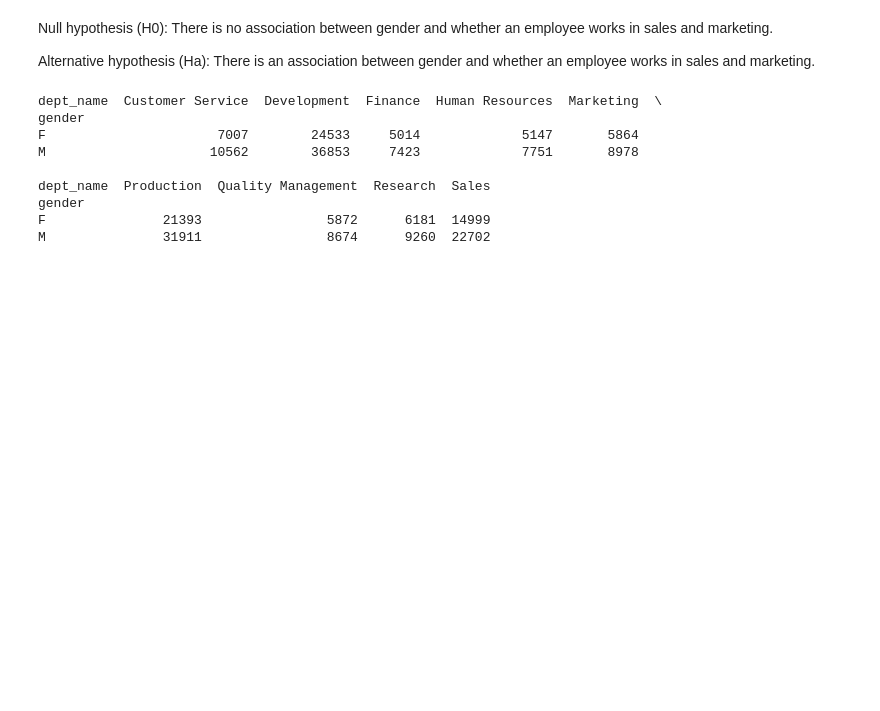
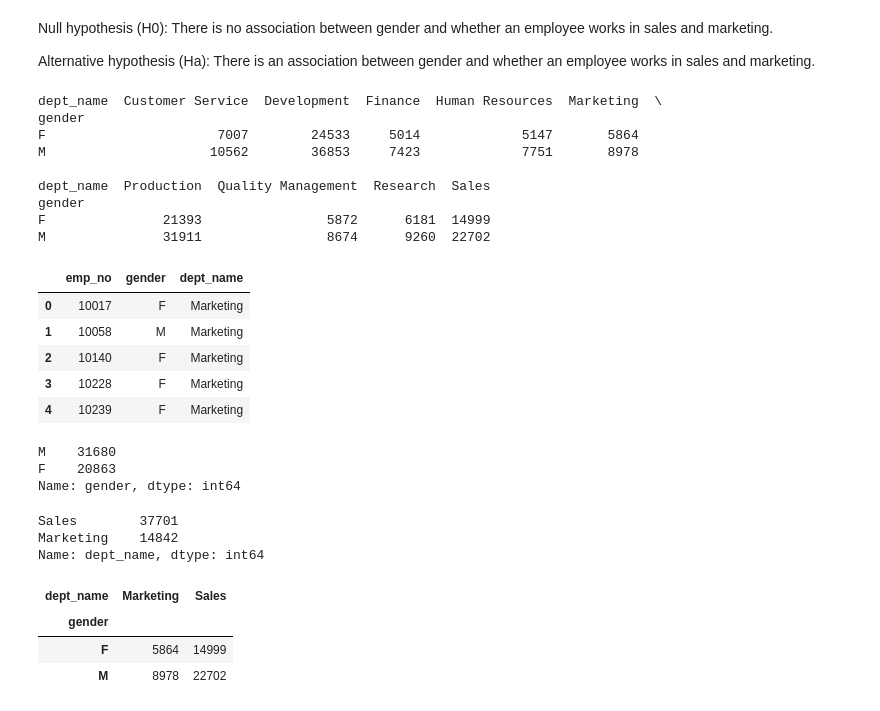
Before and after one commit to Brian-ONeil/statistics-exercises, a Jupyter notebook: hypothesis_testing.ipynb, the cells around one changed output. Saved outputs shown, nothing was run; the diff lists cells and outputs as text; code cells hidden in the pictures; blank space fills up the shorter version.

```diff
--- a/hypothesis_testing.ipynb
+++ b/hypothesis_testing.ipynb
@@ -668,3 +662,49 @@ dept_name  Production  Quality Management  Research  Sales
 gender
 F               21393                5872      6181  14999
 M               31911                8674      9260  22702
+# %%
+import env
+url = env.get_db_url('employees')
+# %%
+dfe = pd.read_sql('''
+        select emp_no, gender, dept_name
+        from employees
+            join dept_emp
+                using (emp_no)
+            join departments
+                using (dept_no)
+        where to_date = '9999-01-01'
+        and dept_name in ('Marketing','Sales')
+        ''', url)
+# %%
+dfe.head()
+# %% [output]
+|  | emp_no | gender | dept_name |
+| 0 | 10017 | F | Marketing |
+| 1 | 10058 | M | Marketing |
+| 2 | 10140 | F | Marketing |
+| 3 | 10228 | F | Marketing |
+| 4 | 10239 | F | Marketing |
+# %%
+#view gender data
+dfe.gender.value_counts()
+# %% [output]
+M    31680
+F    20863
+Name: gender, dtype: int64
+# %%
+#view dept_name data
+dfe.dept_name.value_counts()
+# %% [output]
+Sales        37701
+Marketing    14842
+Name: dept_name, dtype: int64
+# %%
+#create contigency table
+observed = pd.crosstab(dfe.gender, dfe.dept_name)
+observed
+# %% [output]
+| dept_name | Marketing | Sales |
+| gender |  |  |
+| F | 5864 | 14999 |
+| M | 8978 | 22702 |
```
Also changed, not shown: parts of 19 cells of this notebook, 2 other files.
